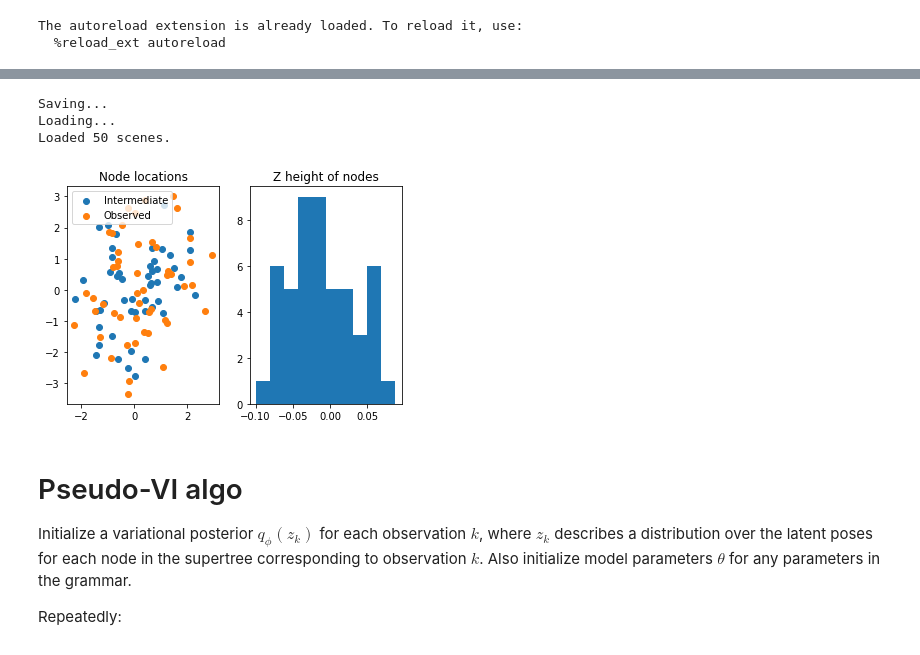
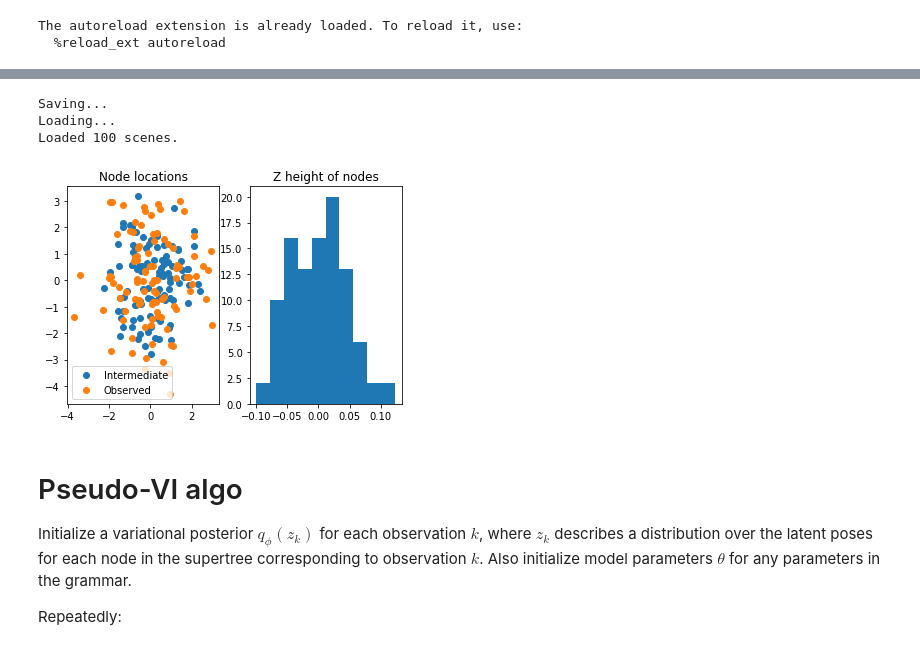
Before and after one commit to gizatt/spatial_scene_grammars, a Jupyter notebook: spatial_scene_grammars_examples/planar_fixed_structure/parameter_fitting_vi.ipynb, the cells around one changed output, grey strips where cells are left out. Drawn from its saved outputs; the diff is of its cells as text; code cells hidden in the pictures.

```diff
--- a/spatial_scene_grammars_examples/planar_fixed_structure/parameter_fitting_vi.ipynb
+++ b/spatial_scene_grammars_examples/planar_fixed_structure/parameter_fitting_vi.ipynb
@@ -70,7 +70,7 @@ Meshcat url:  http://127.0.0.1:7000/static/
 # Draw a random sample from the grammar and visualize it.
 # (Cache output.)
 torch.random.manual_seed(2)
-N_samples = 50
+N_samples = 100
 RESAMPLE = True
 scenes_file = "sampled_scenes_%d.dat" % N_samples
 
@@ -97,35 +97,35 @@ print("Loaded %d scenes." % len(samples))
 observed_node_sets = [x[1] for x in samples]
 
 def get_all_node_xyzs(sampled_trees, node_type):
     l = []
     for tree in sampled_trees:
         for node in tree:
             if isinstance(node, node_type):
                 l.append(node.translation.detach().cpu().numpy())
     return np.stack(l)
 
 plt.figure()
 plt.subplot(1, 2, 1)
 plt.title("Node locations")
 l = get_all_node_xyzs([sample[0] for sample in samples], HiddenNode)
 plt.scatter(l[:, 0], l[:, 1], label="Intermediate")
 l = get_all_node_xyzs([sample[0] for sample in samples], VisibleNode)
 plt.scatter(l[:, 0], l[:, 1], label="Observed")
 plt.legend()
 plt.subplot(1, 2, 2)
 plt.hist(l[:, 2])
 plt.title("Z height of nodes")
 
 
 # And draw some of the trees in visualizer; not too many, it makes it slow.
 for k in range(10):
     draw_scene_tree_contents_meshcat(samples[k][0], zmq_url=vis.window.zmq_url, prefix="dataset/contents/sample_%d" % k)
     draw_scene_tree_structure_meshcat(samples[k][0], zmq_url=vis.window.zmq_url, prefix="dataset/structures/sample_%d" % k)
 # %% [output]
 Saving...
 Loading...
-Loaded 50 scenes.
+Loaded 100 scenes.
-[figure, old version]
+[figure, new version]
 # %% [markdown]
 # Pseudo-VI algo
 
```
Also changed, not shown: parts of 3 cells of this notebook.
